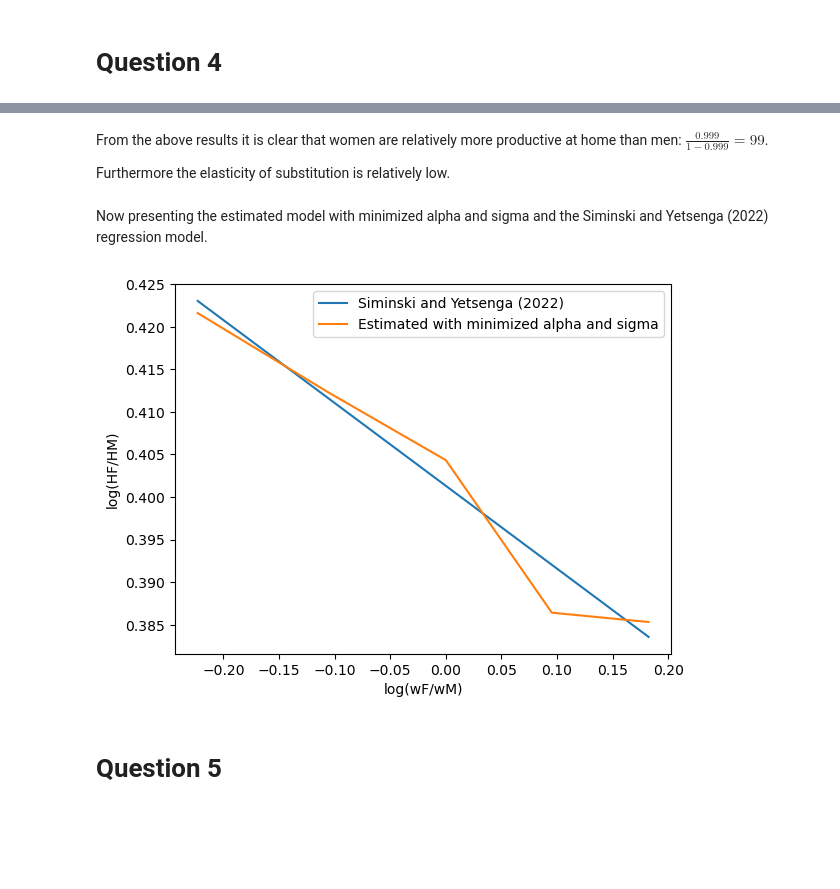
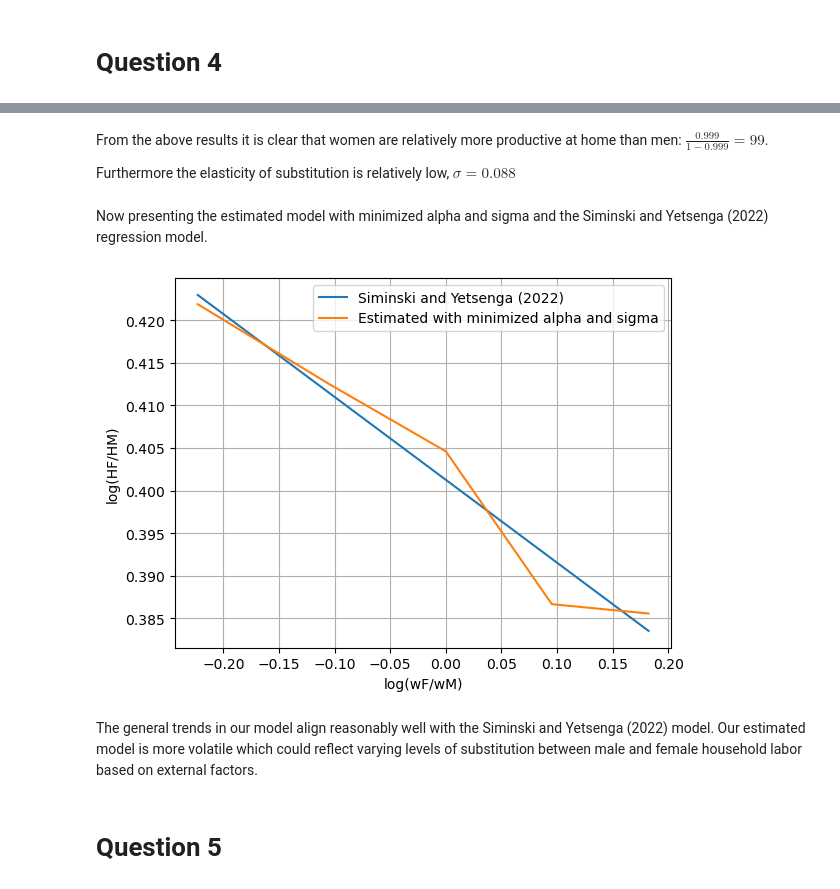
Before and after one commit to NumEconCopenhagen/projects-2023-rvcode, a Jupyter notebook: inauguralproject/inauguralproject.ipynb, the cells around one changed output, grey strips where cells are left out. Saved outputs shown, nothing was run; the diff lists cells and outputs as text; code cells hidden in the pictures; blank space fills up the shorter version.

```diff
--- a/inauguralproject/inauguralproject.ipynb
+++ b/inauguralproject/inauguralproject.ipynb
@@ -180,31 +158,33 @@ sigma: 0.08789864007171705
 # %% [markdown]
 From the above results it is clear that women are relatively more productive at home than men: $\frac{0.999}{1-0.999}=99$.
 
-Furthermore the elasticity of substitution is relatively low.
+Furthermore the elasticity of substitution is relatively low, $\sigma = 0.088$
 # %% [markdown]
 Now presenting the estimated model with minimized alpha and sigma and the Siminski and Yetsenga (2022) regression model.
 # %%
-# Creating a vector of x-values
+# We create a vector of x-values
 x_values = np.log(hsm.par.wF_vec/hsm.par.wM)
 
-# Using estimated parameters to calculate the corresponding y-values for the regression line
+# We use our estimated parameters to calculate the corresponding y-values for the regression line
 y_values = sol.beta0 + sol.beta1 * x_values
 
-# Add The regression line
+# Now adding the regression line
 plt.plot(x_values, y_values, label='Siminski and Yetsenga (2022)')
 
-#plot results in a plot
-plt.plot(logwFwM_ratio, logHFHM_ratio_continous, label='Estimated with minimized alpha and sigma')
+#Plotting results
+plt.plot(np.log(hsm.par.wF_vec/hsm.par.wM), np.log(hsm.solve_wF_vec(discrete = False)), label='Estimated with minimized alpha and sigma')
 
 plt.legend(loc='upper right')
 
 # Adding labels
 plt.xlabel('log(wF/wM)')
 plt.ylabel('log(HF/HM)')
-
+plt.grid(True)
 plt.show()
 # %% [output]
-[figure, old version]
+[figure, new version]
+# %% [markdown]
+The general trends in our model align reasonably well with the Siminski and Yetsenga (2022) model. Our estimated model is more volatile which could reflect varying levels of substitution between male and female household labor based on external factors.
 # %% [markdown]
 # Question 5
 # %% [markdown]
```
Also changed, not shown: parts of 17 cells of this notebook, 7 other files.
